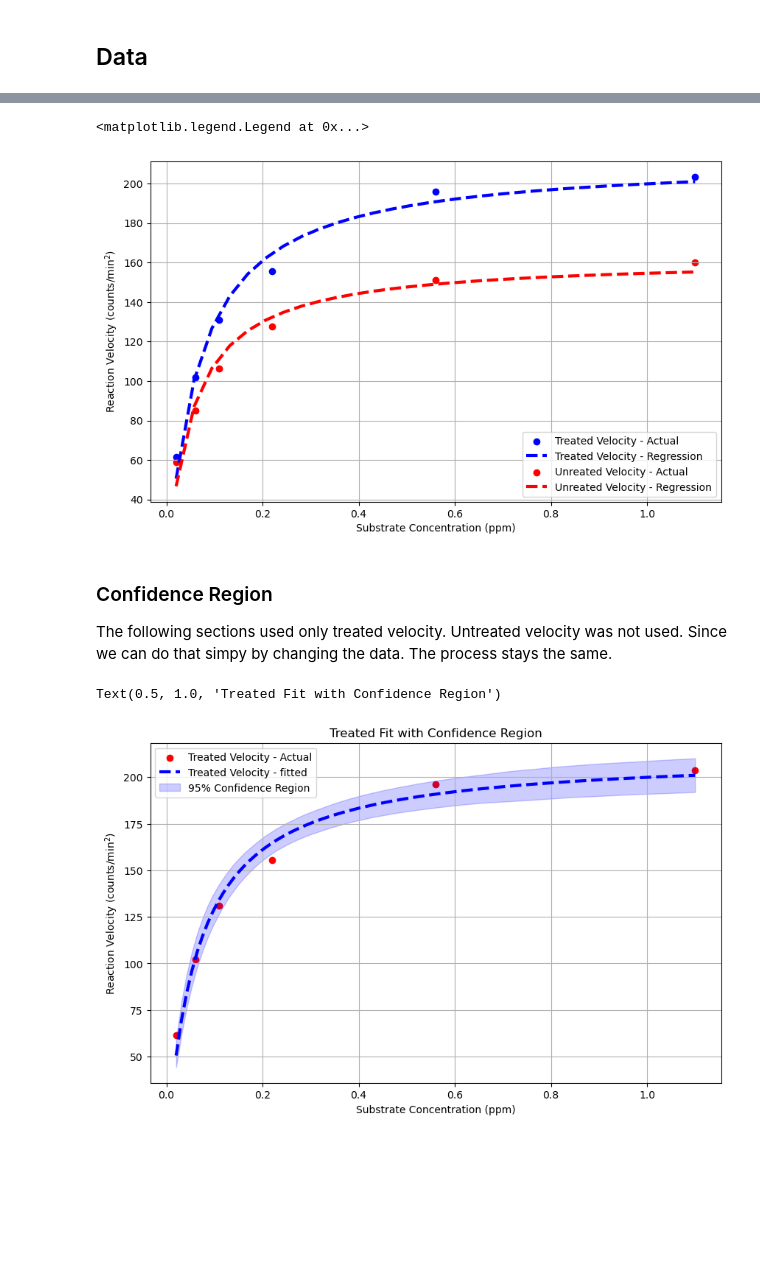
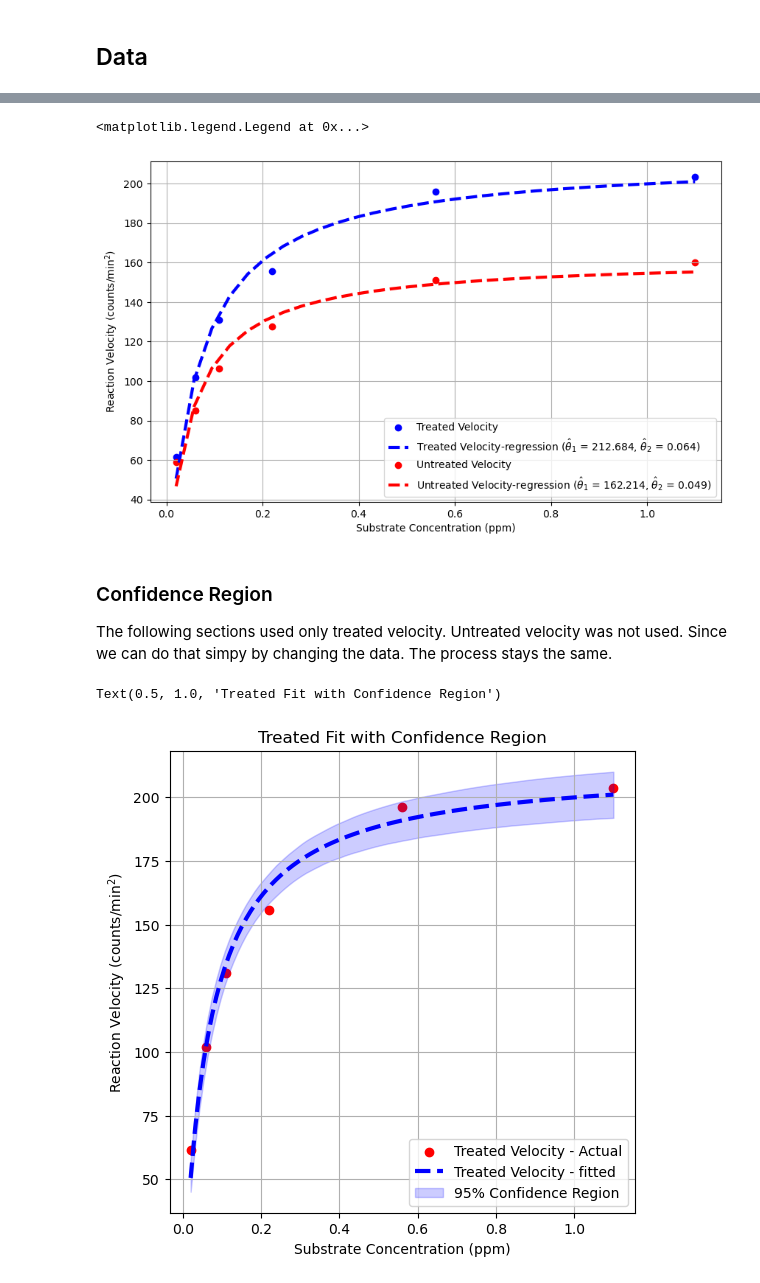
Before and after one commit to smondal13/DOE-Examples, a Jupyter notebook: Examples/Michaelis_Menten_Puromycin_Example.ipynb, the cells around one changed output, grey strips where cells are left out. Drawn from its saved outputs; the diff is of its cells as text; code cells hidden in the pictures; blank space fills up the shorter version.

Commit message:
Parmest and DOE model combined and other major changes

```diff
--- a/Examples/Michaelis_Menten_Puromycin_Example.ipynb
+++ b/Examples/Michaelis_Menten_Puromycin_Example.ipynb
@@ -24,15 +25,16 @@ The equation:
     -> reaction_velocity is the response
 
 """
-substrate_concentration = np.array([0.02, 0.06, 0.11, 0.22, 0.56, 1.10])
-treated_velocity = np.array([
+# substrate_concentration = np.array([0.02, 0.06, 0.11, 0.22, 0.56, 1.10])
+substrate_concentration = [0.02, 0.06, 0.11, 0.22, 0.56, 1.10]
+
+treated_velocity = [
     [76, 47],
     [97, 107],
     [123, 139],
     [159, 152],
     [191, 201],
     [207, 200]]
-                           )
 untreated_velocity = np.array([
     [67, 51],
     [84, 86],
@@ -62,4 +64,3 @@ data_untreated = [
     {"substrate_concentration" : float(sub_conc), "avg_velocity": float(untreated_vel)}
     for sub_conc, untreated_vel in zip(data_f["substrate_concentration"], data_f["untreated_avg_velocity"])
 ]
-data_treated[1]
@@ -150,19 +190,30 @@ class ReactionVelcoity(Experiment):
 # %%
 exp_list = []
-n_data = len(data_treated)
-for i in range(n_data):
-    exp_list.append(ReactionVelcoity(data_treated[i]))
+conc = substrate_concentration
+vel = treated_avg_velocity
+n_exp = len(data_treated)
+
+# exp_list to separate each experiment
+for i in range(n_exp):
+    exp_list.append(ReactionVelocity(data_treated[i]))
 
 # Creating an Estimator object
-pest = parmest.Estimator(exp_list, tee = True, obj_function="SSE")
+pest = parmest.Estimator(exp_list, tee = False)
 
-obj, theta, cov = pest.theta_est(calc_cov=True, cov_n=n_data)
+# obj, theta = pest.theta_est()
+obj, theta, cov = pest.theta_est(calc_cov=True, cov_n=n_exp)
+
+# ``parmest`` can mess up the order of the theta estimates and also the covariance.
+# So we need to fix the order so that we can manipulate it properly.
+t_order = ["theta_1", "theta_2"]
+theta_ordered = theta.loc[t_order]  # ``theta`` in the order we want
+cov_ordered = cov.loc[t_order, t_order]  # ``covariance`` matrix in the order we want
 
 print("\n\ntheta values:")
-print(theta)
+print(theta_ordered)
 
 print("\nSSE value: ", obj)
 
 print("\nCovariance matrix:")
-print(cov)
+print(cov_ordered)
 # %% [output]
@@ -227,23 +351,25 @@ theta[1]  0.048050  46.220177
 # %%
-vel = lambda sub_conc, theta: theta.loc["theta[1]"] * sub_conc / ( theta.loc["theta[2]"] + sub_conc)
+vel = lambda sub_conc, theta: theta.loc["theta_1"] * sub_conc / ( theta.loc["theta_2"] + sub_conc)
 
 sub_c = np.linspace(data_f["substrate_concentration"][0], data_f["substrate_concentration"][-1], 30)
 
 plt.figure(figsize=(10, 6))
 # treated data
-plt.scatter(data_f["substrate_concentration"], data_f["treated_avg_velocity"], color = "blue", label = "Treated Velocity - Actual")
-plt.plot(sub_c, vel(sub_c, theta), lw =3, ls ="--", color = "blue", label="Treated Velocity - Regression")
+plt.scatter(substrate_concentration, treated_avg_velocity, color = "blue", label = 'Treated Velocity')
+plt.plot(sub_c, vel(sub_c, theta), lw =3, ls ="--", color = "blue",
+         label=(rf'Treated Velocity-regression ($\hat\theta_1$ ={theta.loc["theta_1"] : 0.3f}, $\hat\theta_2$ ={theta.loc["theta_2"]: 0.3f})'))
 
 # untreated data
-plt.scatter(data_f["substrate_concentration"], data_f["untreated_avg_velocity"], color = "red", label = "Unreated Velocity - Actual")
-plt.plot(sub_c, vel(sub_c, theta_u), lw =3, ls ="--", color = "red", label="Unreated Velocity - Regression")
+plt.scatter(substrate_concentration, untreated_avg_velocity, color = "red", label = 'Untreated Velocity')
+plt.plot(sub_c, vel(sub_c, theta_u), lw =3, ls ="--", color = "red",
+         label=(rf'Untreated Velocity-regression ($\hat\theta_1$ ={theta_u.loc["theta_1"] : 0.3f}, $\hat\theta_2$ ={theta_u.loc["theta_2"]: 0.3f})'))
 plt.xlabel("Substrate Concentration (ppm)")
 plt.ylabel("Reaction Velocity (counts/min$^2$)")
 plt.grid()
 plt.legend()
 # %% [output]
 <matplotlib.legend.Legend at 0x...>
-[figure, old version]
+[figure, new version]
 # %% [markdown]
 ### Confidence Region
 The following sections used only treated velocity. Untreated velocity was not used. Since we can do that simpy by changing the data. The process stays the same.
@@ -252,40 +378,37 @@ CI = 95  # The confidence interval
 
 # Calculate the standard errors (square root of diagonal elements of covariance matrix)
 # Converting pd DF to numpy nd array
-cov_n = np.array([
-    [cov["theta[1]"].loc["theta[1]"], cov["theta[2]"].loc["theta[1]"]],
-    [cov["theta[1]"].loc["theta[2]"], cov["theta[2]"].loc["theta[2]"]]
-])
-theta_n = np.array([theta.loc["theta[1]"], theta.loc["theta[2]"]])
+cov_n = cov_ordered.to_numpy()
+theta_n = theta_ordered.to_numpy()
 perr = np.sqrt(np.diag(cov_n))
 
 # Our model equation
 rxn_vel = lambda sub_conc, theta_p: theta_p[0] * sub_conc / ( theta_p[1] + sub_conc)
 
 # Generate confidence bounds using Monte Carlo sampling
 n_samples = 1000  # number of parameter samples
 theta_samples = np.random.multivariate_normal(theta_n, cov_n, size = n_samples)
 
 # Generate fitted curves for each sampled parameter set
 S_range = np.linspace(min(data_f["substrate_concentration"]), max(data_f["substrate_concentration"]), 100)
 predicted_curves = np.array([rxn_vel(S_range, theta_val) for theta_val in theta_samples])
 
 # Compute confidence intervals
 lower_bound = np.percentile(predicted_curves, 100 - CI, axis=0)
 upper_bound = np.percentile(predicted_curves, CI, axis=0)
 
 # Plot the results
-plt.figure(figsize=(10,6))
+plt.figure(figsize=(6,6))
 #sub_c = np.linspace(data_f["substrate_concentration"][0], data_f["substrate_concentration"][-1], 30)
 
 plt.scatter(data_f["substrate_concentration"], data_f["treated_avg_velocity"], color = "red", label = "Treated Velocity - Actual")
 plt.plot(S_range, rxn_vel(S_range, theta_n), lw =3, ls ="--", color = "blue", label="Treated Velocity - fitted")
 plt.fill_between(S_range, lower_bound, upper_bound, color = "blue", alpha=0.2, label=f"{CI}% Confidence Region")
 plt.xlabel("Substrate Concentration (ppm)")
 plt.ylabel("Reaction Velocity (counts/min$^2$)")
 plt.grid()
 plt.legend()
 plt.title("Treated Fit with Confidence Region")
 # %% [output]
 Text(0.5, 1.0, 'Treated Fit with Confidence Region')
-[figure, old version]
+[figure, new version]
```
Also changed, not shown: parts of 50 cells of this notebook.
